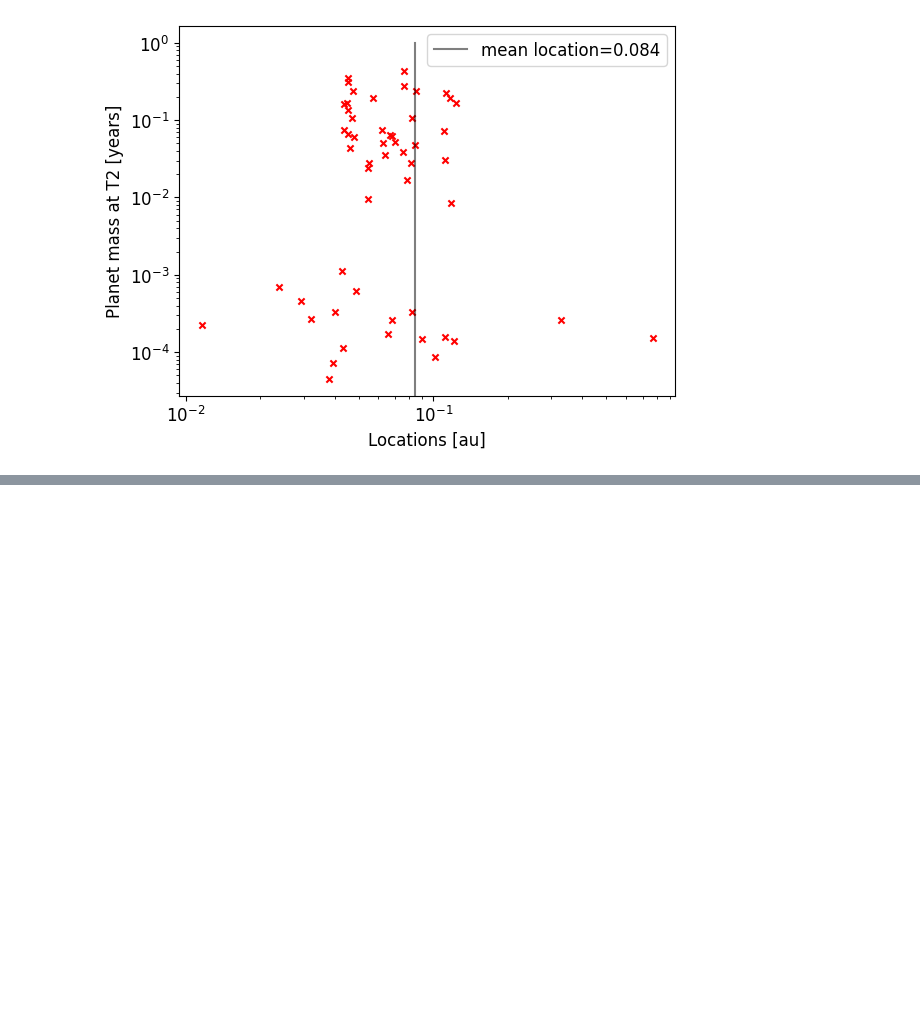
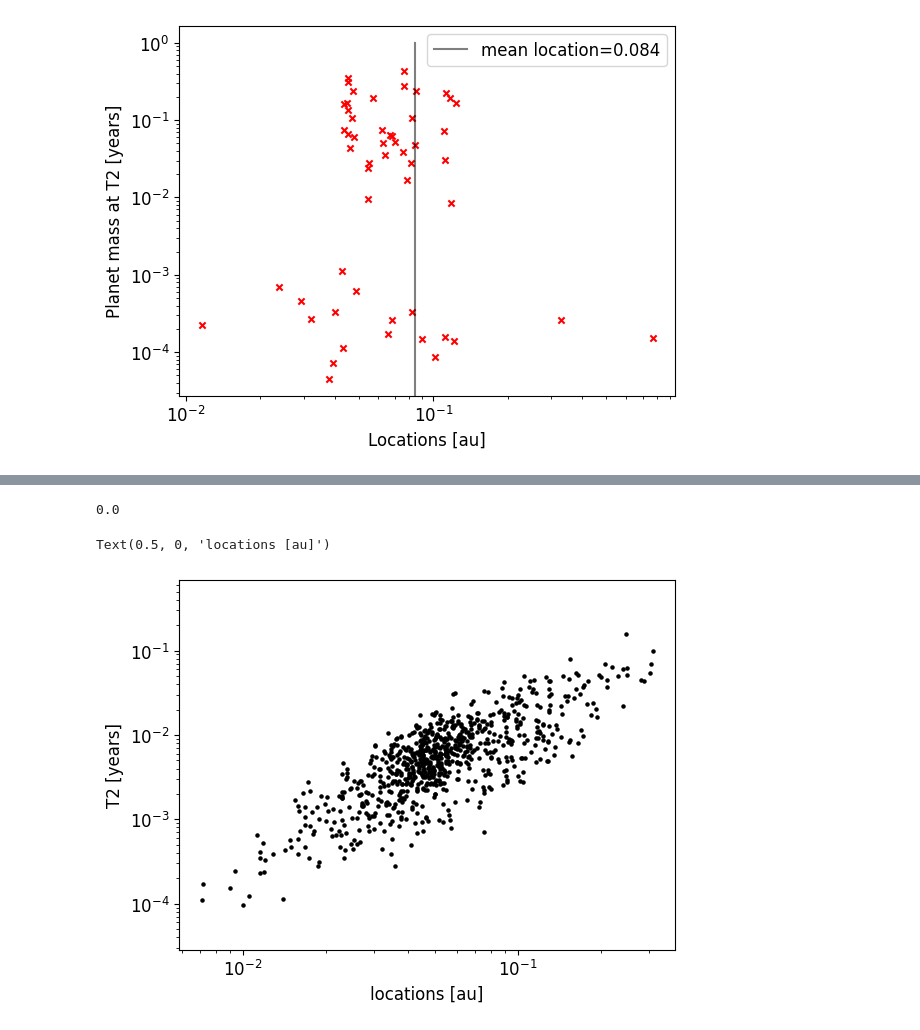
Before and after one commit to JayashreeNarayan/Summer-2023---Pebble-Predictor-Analyses, a Jupyter notebook: Main.ipynb, the cells around one changed output, grey strips where cells are left out. Drawn from its saved outputs; the diff is of its cells as text; code cells hidden in the pictures; blank space fills up the shorter version.

```diff
--- a/Main.ipynb
+++ b/Main.ipynb
@@ -652,0 +672,14 @@ Text(0, 0.5, 'Planet mass at T2 [years]')
+# %%
+core_masses = np.load("NPYs/core_masses.npy")
+locations3 = np.load("NPYs/location_full.npy")
+
+print(np.min(location3))
+plt.scatter(location3, core_masses[0,3], s=5, c='black', label='core masses')
+plt.xscale("log")
+plt.yscale("log")
+plt.ylabel("T2 [years]")
+plt.xlabel("locations [au]")
+# %% [output]
+0.0
+Text(0.5, 0, 'locations [au]')
+[figure, added]
```
Also changed, not shown: parts of 8 cells of this notebook, 4 other files.
